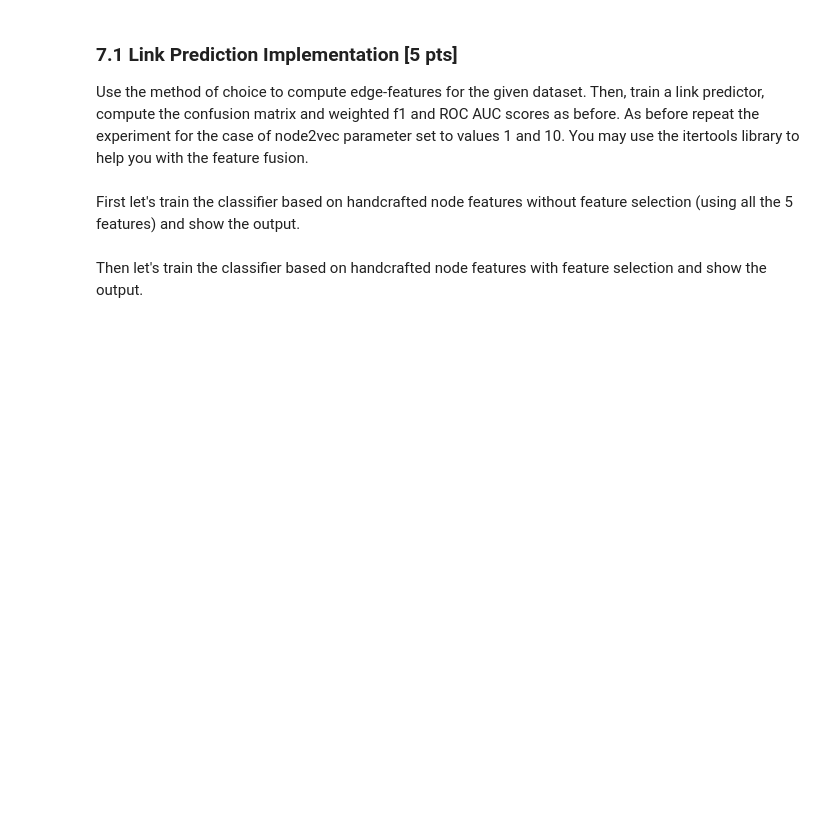
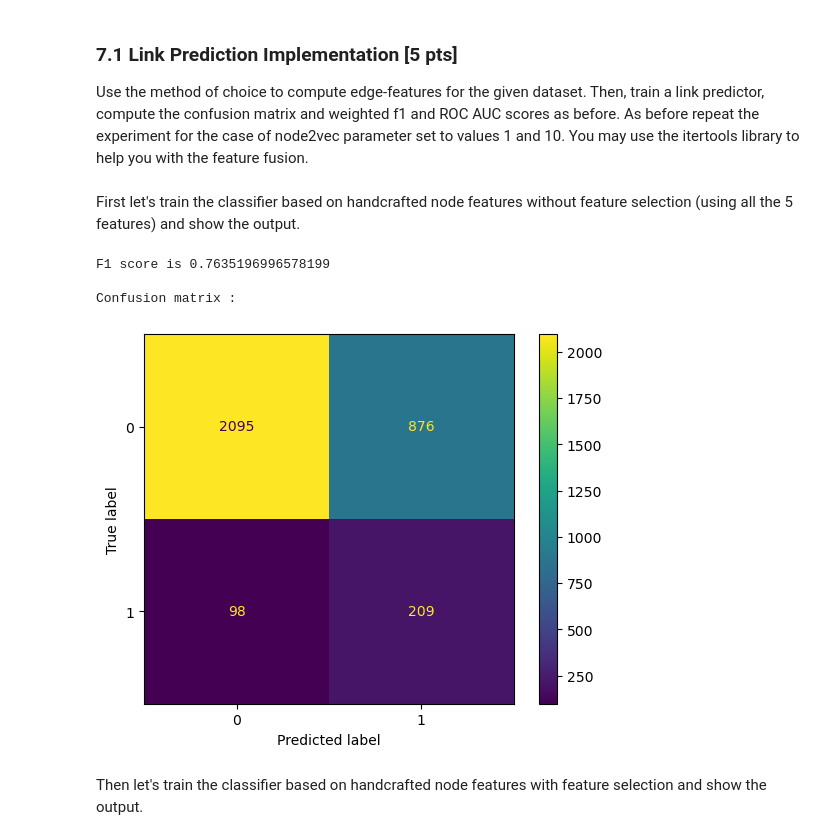
Before and after one commit to hugofluhr/NML2023, a Jupyter notebook: nml23_assignment2.ipynb, the cells around one changed output. Saved outputs shown, nothing was run; the diff lists cells and outputs as text; code cells hidden in the pictures; blank space fills up the shorter version.

```diff
--- a/nml23_assignment2.ipynb
+++ b/nml23_assignment2.ipynb
@@ -684,3 +658,0 @@ NodeView(('BrighamYoung', 'FloridaState', 'Iowa', 'KansasState', 'NewMexico', 'T
-# %%
-for pair in combinations(G.nodes, r=2):
-    print(pair)
@@ -716,8 +670,10 @@ def edge_target_extraction(G):
   # Your solution here ###########################################################
   labels = [0,1]
   n_nodes = G.number_of_nodes()
-  targets = np.zeros(n_nodes*(nnodes-1)/2)
-  for pair in combinations(G.nodes, r=2)
+  targets = np.zeros(n_nodes*(n_nodes-1)//2, dtype=int)
+  for i,pair in enumerate(combinations(G.nodes, r=2)):
+    if pair in G.edges():
+      targets[i]=1
   #^^^^^^^^^^^^^^^^^^^^^^^^^^^^^^^^^^^^^^^^^^^^^^^^^^^^^^^^^^^^^^^^^^^^^^^^^^^^^^^
   return targets, labels
 # %% [markdown]
@@ -726,8 +682,8 @@ Let's implement and test your feature and target extraction modules in the cell
 *** You can implement the following section using the operator you prefer, while please use the same operator for both hand-crafted and Node2Vec features in the following section.**
 # %%
 # Extract your edge-level features, targets and labels. You can replace `average_operator` with others.
-features_edge = edge_feature_extraction(features_node, max_operator)
-#targets_edge, labels_edge = edge_target_extraction(G)
+features_edge = edge_feature_extraction(features_node, l2_operator)
+targets_edge, labels_edge = edge_target_extraction(G)
 clear_output()
 # %% [markdown]
 ## **Question 7: Link prediction Implementions [9 pts]**
@@ -739,6 +695,12 @@ Use the method of choice to compute edge-features for the given dataset. Then, t
 First let's train the classifier based on handcrafted node features without feature selection (using all the 5 features) and show the output.
 # %%
 # Your solution here ###########################################################
+f1, cm = classifier(features_edge, targets_edge, labels_edge, verbose=True)
 #^^^^^^^^^^^^^^^^^^^^^^^^^^^^^^^^^^^^^^^^^^^^^^^^^^^^^^^^^^^^^^^^^^^^^^^^^^^^^^^
+# %% [output]
+F1 score is 0.7635196996578199
+
+Confusion matrix :
+[figure, added]
 # %% [markdown]
 Then let's train the classifier based on handcrafted node features with feature selection and show the output.
```
Also changed, not shown: parts of 18 cells of this notebook.
